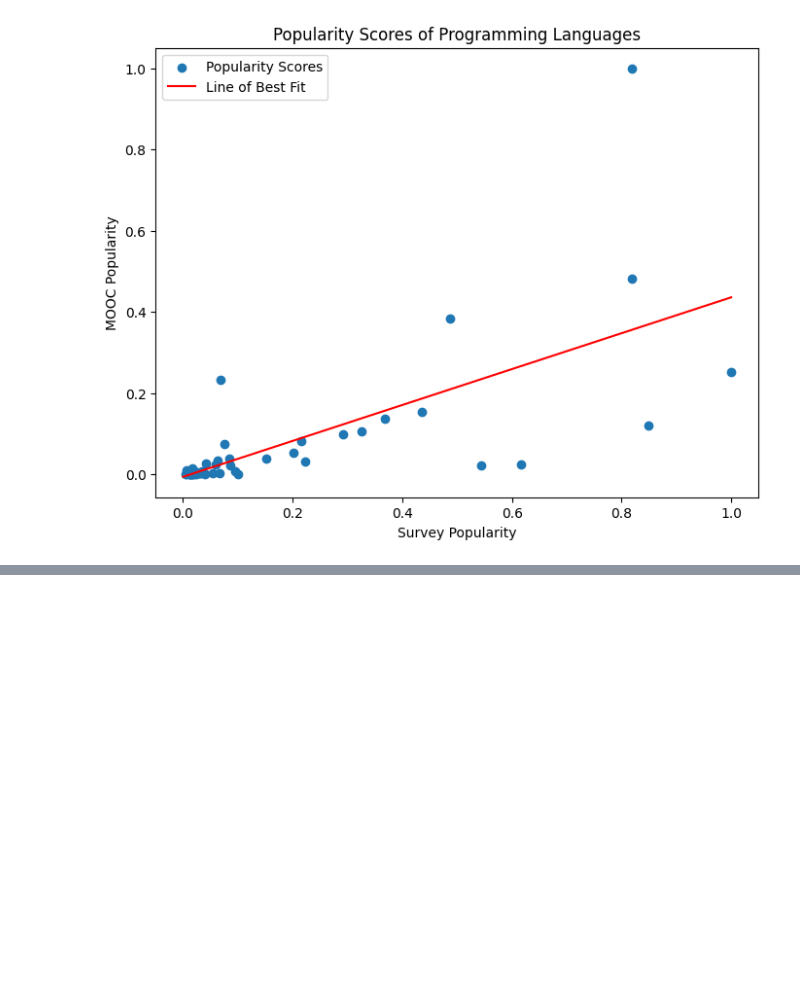
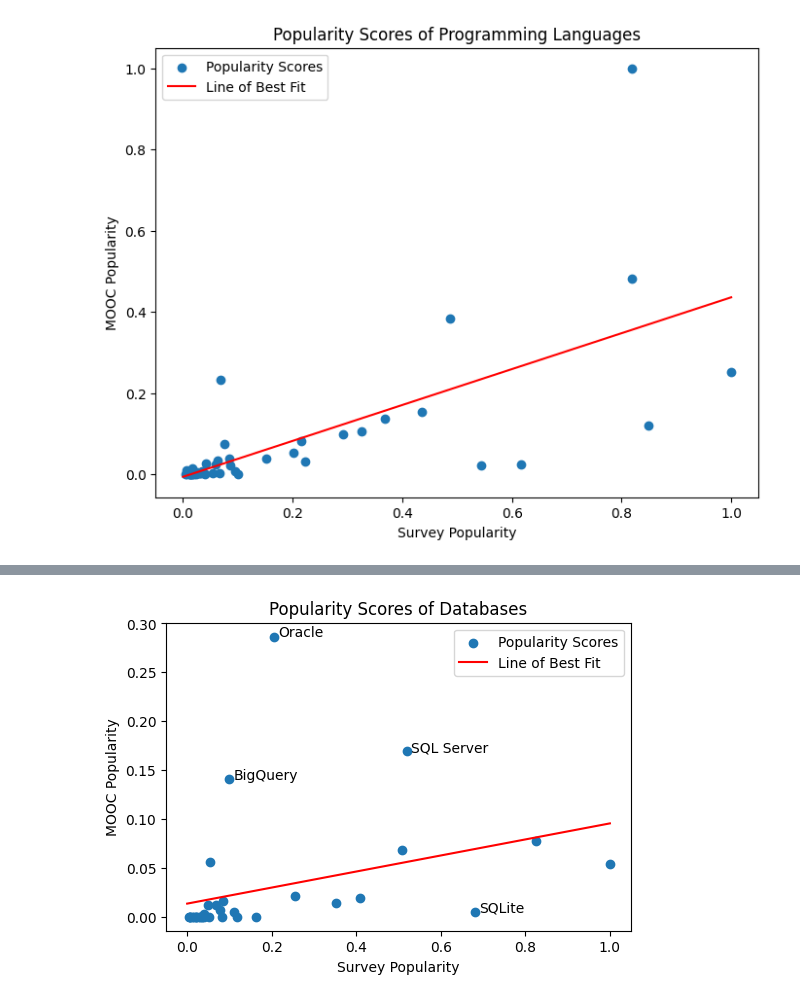
Before and after one commit to minimartzz/online-learning-so-mooc, a Jupyter notebook: skills_analysis.ipynb, the cells around one changed output, grey strips where cells are left out. Drawn from its saved outputs; the diff is of its cells as text; code cells hidden in the pictures; blank space fills up the shorter version.

```diff
--- a/skills_analysis.ipynb
+++ b/skills_analysis.ipynb
@@ -627,0 +669,5 @@ plt.legend()
+# %%
+database_popularity = generate_popularity_df(databases, 'DatabasesUsedPastYear')
+generate_chart(database_popularity, 'Databases', 0.05)
+# %% [output]
+[figure, added]
```
Also changed, not shown: parts of 21 cells of this notebook.
